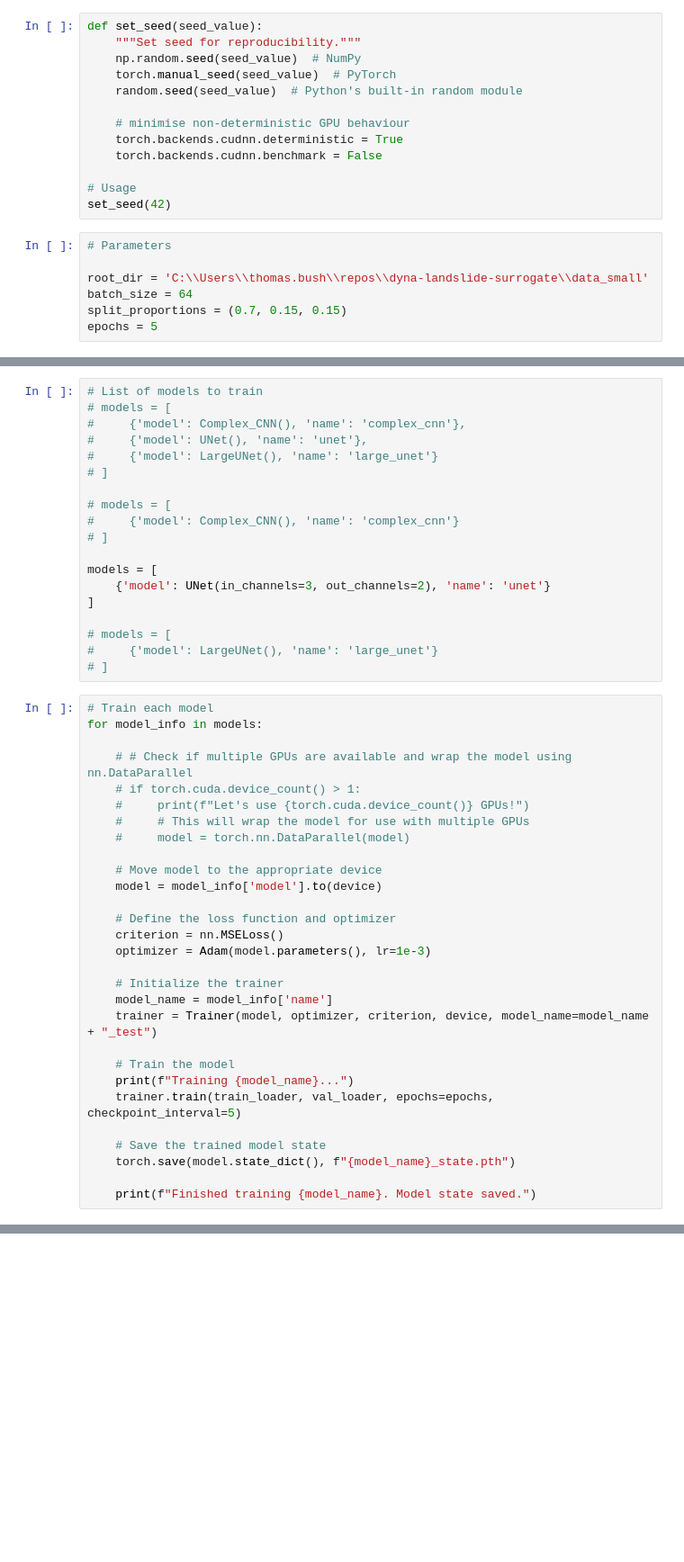
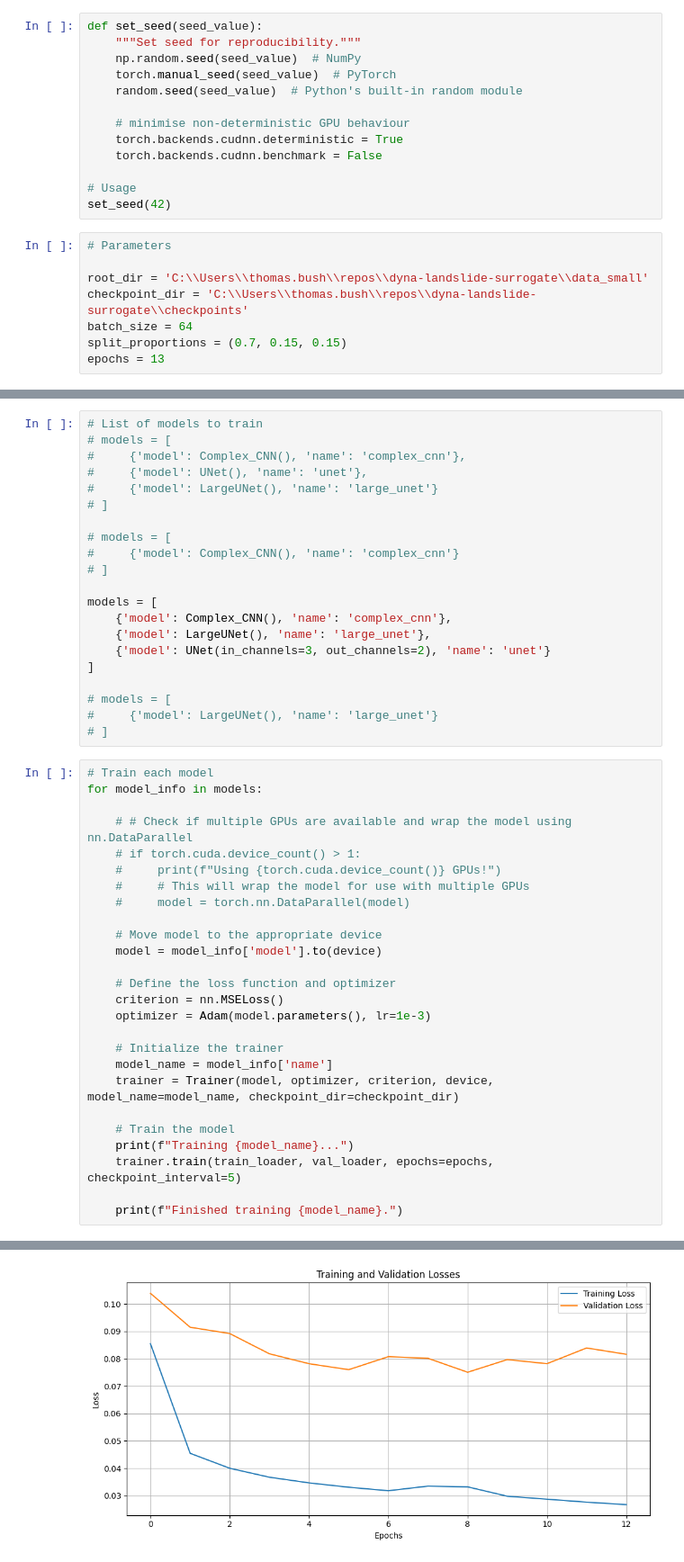
Before and after one commit to Thomas-Bush/dyna-landslide-surrogate, a Jupyter notebook: LandSlideDyna/model/main_NB.ipynb, the cells around one changed output, grey strips where cells are left out. Shown at 90% size. Saved outputs shown, nothing was run; the diff lists cells and outputs as text; blank space fills up the shorter version.

```diff
--- a/LandSlideDyna/model/main_NB.ipynb
+++ b/LandSlideDyna/model/main_NB.ipynb
@@ -34,9 +32,10 @@ set_seed(42)
 # Parameters
 
 root_dir = 'C:\\Users\\thomas.bush\\repos\\dyna-landslide-surrogate\\data_small'
+checkpoint_dir = 'C:\\Users\\thomas.bush\\repos\\dyna-landslide-surrogate\\checkpoints'
 batch_size = 64
 split_proportions = (0.7, 0.15, 0.15)
-epochs = 5
+epochs = 13
 # %%
 # Data set up
 
@@ -73,6 +77,8 @@ print(f"Training on device: {device}.")
 # ]
 
 models = [
+    {'model': Complex_CNN(), 'name': 'complex_cnn'},
+    {'model': LargeUNet(), 'name': 'large_unet'},
     {'model': UNet(in_channels=3, out_channels=2), 'name': 'unet'}
 ]
 
@@ -85,7 +91,7 @@ for model_info in models:
 
     # # Check if multiple GPUs are available and wrap the model using nn.DataParallel
     # if torch.cuda.device_count() > 1:
-    #     print(f"Let's use {torch.cuda.device_count()} GPUs!")
+    #     print(f"Using {torch.cuda.device_count()} GPUs!")
     #     # This will wrap the model for use with multiple GPUs
     #     model = torch.nn.DataParallel(model)
 
@@ -98,13 +104,11 @@ for model_info in models:
 
     # Initialize the trainer
     model_name = model_info['name']
-    trainer = Trainer(model, optimizer, criterion, device, model_name=model_name + "_test")
+    trainer = Trainer(model, optimizer, criterion, device, model_name=model_name, checkpoint_dir=checkpoint_dir)
 
     # Train the model
     print(f"Training {model_name}...")
     trainer.train(train_loader, val_loader, epochs=epochs, checkpoint_interval=5)
 
-    # Save the trained model state
-    torch.save(model.state_dict(), f"{model_name}_state.pth")
-
-    print(f"Finished training {model_name}. Model state saved.")
+    print(f"Finished training {model_name}.")
+# %% [output]
@@ -110,0 +132 @@ for model_info in models:
+[figure, added]
```
Also changed, not shown: parts of 7 cells of this notebook, 2 other files.
